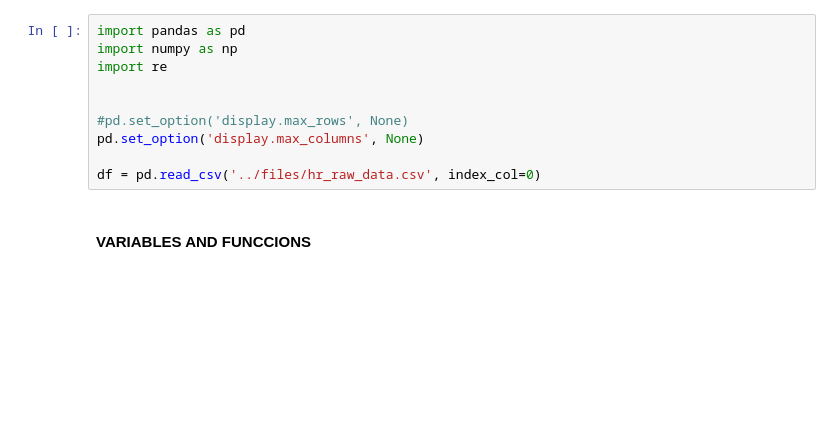
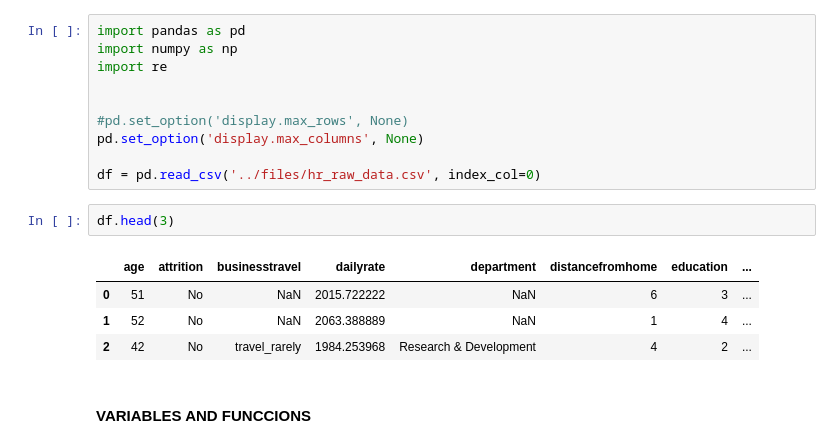
Before and after one commit to CibiPB/project-da-promo-49-INTERNO, a Jupyter notebook: Drafts/cibi_draft.ipynb, the cells around one changed output. Cells and saved outputs as stored; diff of their text form; blank space fills up the shorter version.

```diff
--- a/Drafts/cibi_draft.ipynb
+++ b/Drafts/cibi_draft.ipynb
@@ -10,6 +10,13 @@ import re
 pd.set_option('display.max_columns', None)
 
 df = pd.read_csv('../files/hr_raw_data.csv', index_col=0)
+# %%
+df.head(3)
+# %% [output]
+|  | age | attrition | businesstravel | dailyrate | department | distancefromhome | education | ... |
+| 0 | 51 | No | NaN | 2015.722222 | NaN | 6 | 3 | ... |
+| 1 | 52 | No | NaN | 2063.388889 | NaN | 1 | 4 | ... |
+| 2 | 42 | No | travel_rarely | 1984.253968 | Research & Development | 4 | 2 | ... |
 # %% [markdown]
 #### VARIABLES AND FUNCCIONS
 # %%
```
Also changed, not shown: parts of 9 cells of this notebook, 1 other file.
